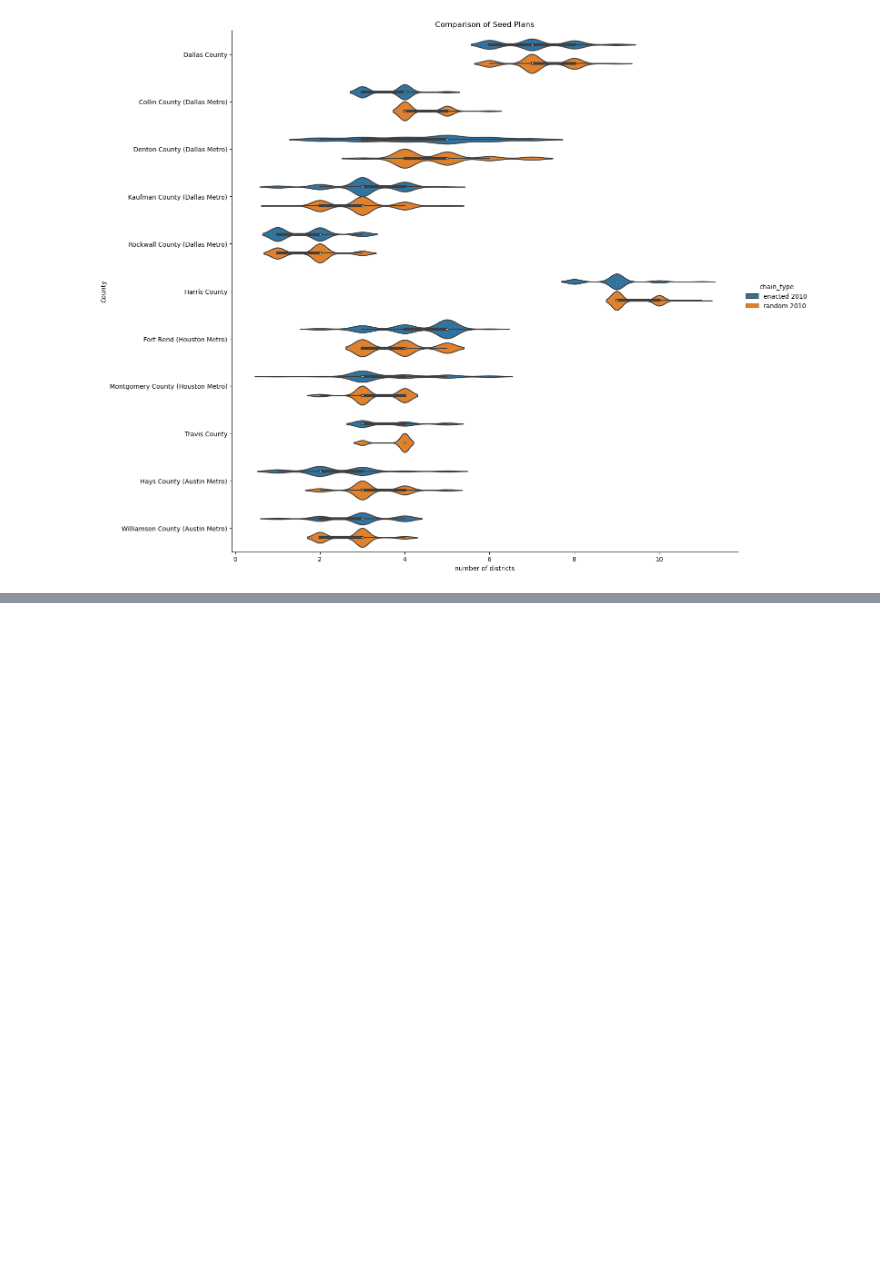
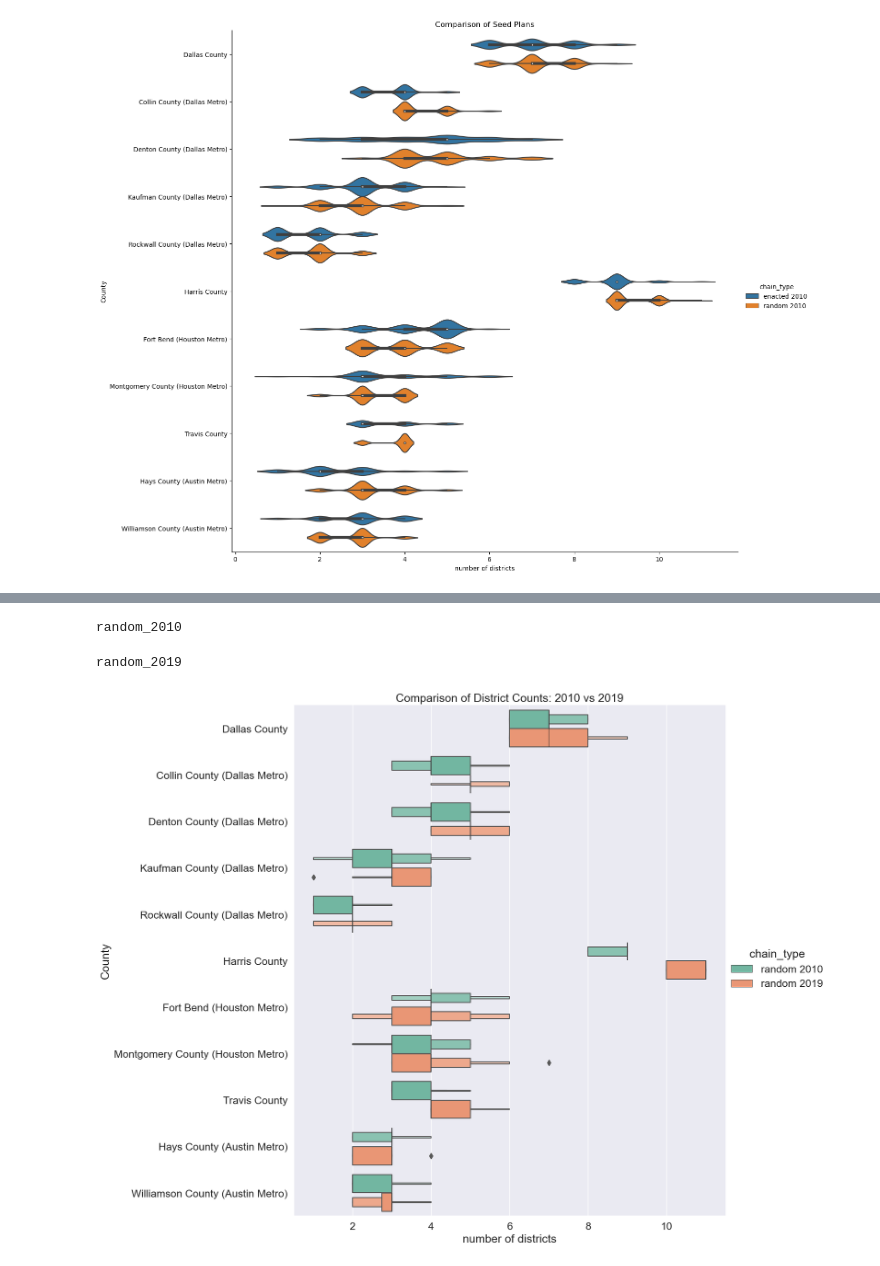
Before and after one commit to uwescience/dssg2021-redistricting, a Jupyter notebook: Texas/02_TX_EDA_Modeling_Decisions.ipynb, the cells around one changed output, grey strips where cells are left out. Saved outputs shown, nothing was run; the diff lists cells and outputs as text; code cells hidden in the pictures; blank space fills up the shorter version.

```diff
--- a/Texas/02_TX_EDA_Modeling_Decisions.ipynb
+++ b/Texas/02_TX_EDA_Modeling_Decisions.ipynb
@@ -669,0 +615,54 @@ The alternative county-aware recom tree proposal results in fewer county splits
+# %%
+chain_dict = {
+               'random_2010': chain_2010_min_split2,
+               'random_2019': chain_2019_min_split2
+}
+
+
+
+county_count_res_min_split2 = {}
+for name, chain in chain_dict.items():
+    print(name)
+    num_districts_per_county = []
+    for i, part in enumerate(chain.with_progress_bar()):
+
+        state_gdf['current'] = state_gdf.index.map(part.assignment.to_dict())
+        num_districts_per_county.append(state_gdf.groupby('CNTY_x')['current'].nunique())
+
+    _district_count_df = pd.concat(num_districts_per_county, axis=1)
+    _district_count_df.columns = range(total_steps)
+    county_count_res_min_split2[name] = _district_count_df
+# %% [output]
+random_2010
+random_2019
+# %%
+random_2010_sub = county_count_res_min_split2['random_2010'].loc[county_id2name.keys()]
+random_2010_sub['county_name'] = random_2010_sub.index.map(county_id2name)
+random_2010_sub['region'] = ['Dallas Metro']*5 + ['Houston Metro']*3 + ['Austin Metro']*3
+# random_2010_sub = random_2010_sub.groupby('region').sum()
+random_2010_sub['chain_type'] = 'random 2010'
+
+random_2019_sub = county_count_res_min_split2['random_2019'].loc[county_id2name.keys()]
+random_2019_sub['county_name'] = random_2019_sub.index.map(county_id2name)
+random_2019_sub['region'] = ['Dallas Metro']*5 + ['Houston Metro']*3 + ['Austin Metro']*3
+# random_2019_sub = random_2019_sub.groupby('region').sum()
+random_2019_sub['chain_type'] = 'random 2019'
+
+
+res_comp = pd.concat([random_2010_sub, random_2019_sub])
+
+# pivot to long df format for plotting
+res_long = pd.melt(res_comp,
+                   id_vars=['chain_type', 'region', 'county_name'])
+
+sns.set(font_scale=1.5)
+ax = sns.catplot(data=res_long,
+                 x='value', y='county_name', kind='boxen', orient='h',
+                 hue = 'chain_type', height=12, aspect=1.2, palette="Set2"
+                )
+ax.set(ylabel='County',
+       xlabel = 'number of districts',
+       title='Comparison of District Counts: 2010 vs 2019')
+plt.show()
+# %% [output]
+[figure, added]
```
Also changed, not shown: parts of 41 cells of this notebook, 5 other files.
